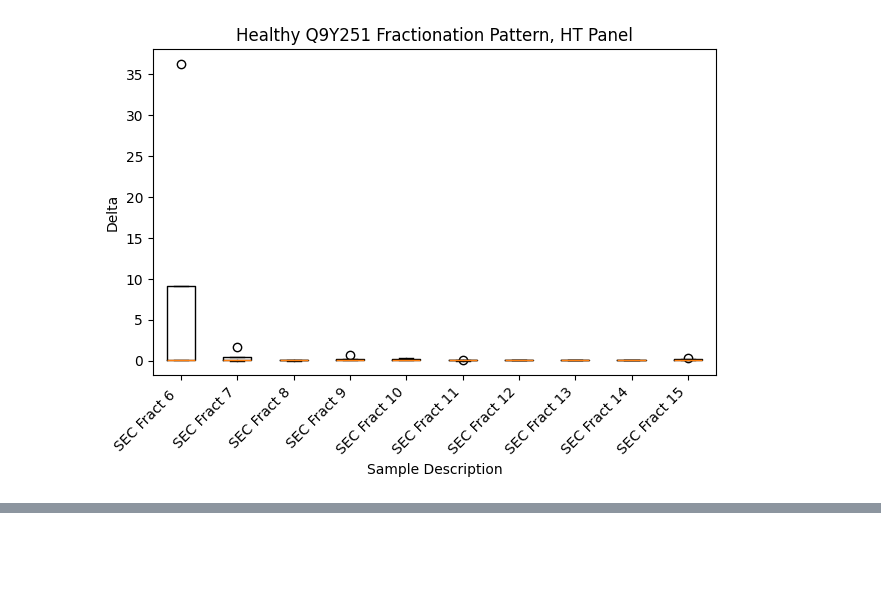
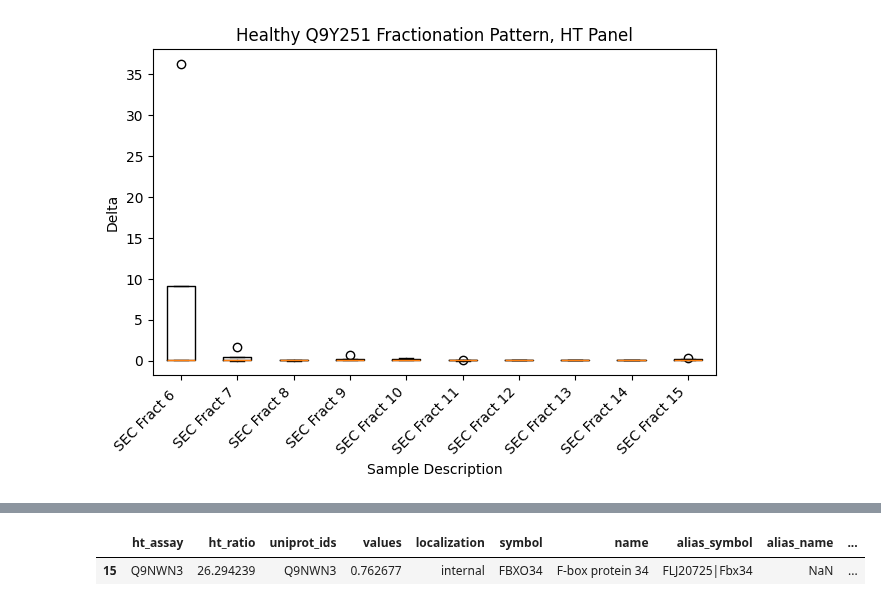
Before and after one commit to Walt-Lab/bdev_mass_spec, a Jupyter notebook: docs/example_usage.ipynb, the cells around one changed output, grey strips where cells are left out. Cells and saved outputs as stored; diff of their text form; code cells hidden in the pictures; blank space fills up the shorter version.

```diff
--- a/docs/example_usage.ipynb
+++ b/docs/example_usage.ipynb
@@ -465,5 +420,5 @@ Q9NSJ9: MOT1_HUMAN
 # %%
-# Create a dataframe of tau and ev asssociation scores for internal and transmembrane cell-type specific targets that meet fractionation and cell-type specificity criteria
+# Create a dataframe of tau and ev asssociation scores for external, internal, and transmembrane cell-type specific targets that meet fractionation and cell-type specificity criteria
 def cell_type_ev_association_tau_scores(
     tidy_dataframe,
     assay_list_path,
@@ -475,7 +430,7 @@ def cell_type_ev_association_tau_scores(
     high_fractions,
     low_fractions,
     sample_health,
-    mean_median_individual="median",
+    mean_median_individual="individual_median",
     output_directory="ht_output",
 ):
     internal = identify_targets(
@@ -484,6 +439,21 @@ def cell_type_ev_association_tau_scores(
         uniprot_fasta_database = uniprot_fasta_database,
         brain_rna_seq_raw_path = brain_rna_seq_raw_path,
         region = "internal",
+        cell_type = cell_type,
+        specificity_metric = specificity_metric,
+        specificity_cutoff = specificity_cutoff,
+        high_fractions = high_fractions,
+        low_fractions = low_fractions,
+        sample_health = sample_health,
+        mean_median_individual = mean_median_individual,
+        output_directory = output_directory,
+        )
+    external = identify_targets(
+        tidy_dataframe = tidy_dataframe,
+        assay_list_path = assay_list_path,
+        uniprot_fasta_database = uniprot_fasta_database,
+        brain_rna_seq_raw_path = brain_rna_seq_raw_path,
+        region = "external",
         cell_type = cell_type,
         specificity_metric = specificity_metric,
         specificity_cutoff = specificity_cutoff,
@@ -510,13 +480,11 @@ def cell_type_ev_association_tau_scores(
         )
 
     # Create dataframe of BrainRNA-Seq data
-    hgnc_ids = (
-        "https://ftp.ebi.ac.uk/pub/databases/genenames/hgnc/tsv/hgnc_complete_set.txt"
-    )
+    hgnc_ids = ("https://storage.googleapis.com/public-download-files/hgnc/tsv/tsv/hgnc_complete_set.txt")
     hgnc_uniprot_mapping_data = pd.read_csv(
         (StringIO(requests.get(hgnc_ids).text)),
         sep="\t",
-        usecols=["symbol", "uniprot_ids"],
+        usecols=["symbol", "uniprot_ids", "name", "alias_symbol", "alias_name"],
     )
     brain_rna_seq_data = map_hgnc_ids(brain_rna_seq_raw_path)
     expression_df = create_enrichment_dataframe(brain_rna_seq_data)
@@ -534,16 +502,24 @@ def cell_type_ev_association_tau_scores(
     transmembrane_tau_df.columns = ['uniprot_ids', 'values']
     transmembrane_tau_df['localization'] = 'transmembrane'
 
+    external_tau = tau_scores[tau_scores.index.isin(external)]
+    external_tau_df = external_tau.reset_index()
+    external_tau_df.columns = ['uniprot_ids', 'values']
+    external_tau_df['localization'] = 'external'
+
     # Create a dataframe of EV association scores and filter to include only identified internal and transmembrane targets
     ev_association_scores = ev_association_score_df(tidy_data, high_fractions = high_fractions, low_fractions = low_fractions)
 
     internal_ratios_df = ev_association_scores[ev_association_scores["ht_assay"].isin(list(internal))]
     transmembrane_ratios_df = ev_association_scores[ev_association_scores["ht_assay"].isin(list(transmembrane))]
+    external_ratios_df = ev_association_scores[ev_association_scores["ht_assay"].isin(list(external))]
 
     internal_df = pd.merge(internal_ratios_df, internal_tau_df, left_on = "ht_assay", right_on = "uniprot_ids")
     transmembrane_df = pd.merge(transmembrane_ratios_df, transmembrane_tau_df, left_on = "ht_assay", right_on = "uniprot_ids")
+    external_df = pd.merge(external_ratios_df, external_tau_df, left_on = "ht_assay", right_on = "uniprot_ids")
 
     df = pd.concat([internal_df, transmembrane_df])
+    df = pd.concat([df, external_df])
     df = pd.merge(df, hgnc_uniprot_mapping_data, on = "uniprot_ids")
 
     return df
@@ -722,0 +614,5 @@ external_neuron = identify_targets(
+# %%
+ev_association_tau_scores[ev_association_tau_scores["symbol"].str.contains("FBXO34")]
+# %% [output]
+|  | ht_assay | ht_ratio | uniprot_ids | values | localization | symbol | name | alias_symbol | alias_name | ... |
+| 15 | Q9NWN3 | 26.294239 | Q9NWN3 | 0.762677 | internal | FBXO34 | F-box protein 34 | FLJ20725|Fbx34 | NaN | ... |
```
Also changed, not shown: parts of 32 cells of this notebook, 3 other files.
